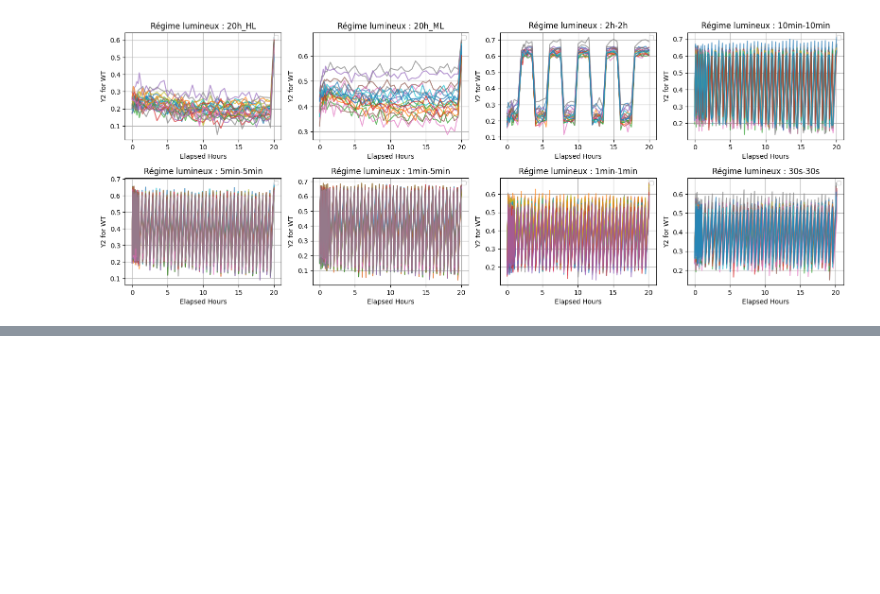
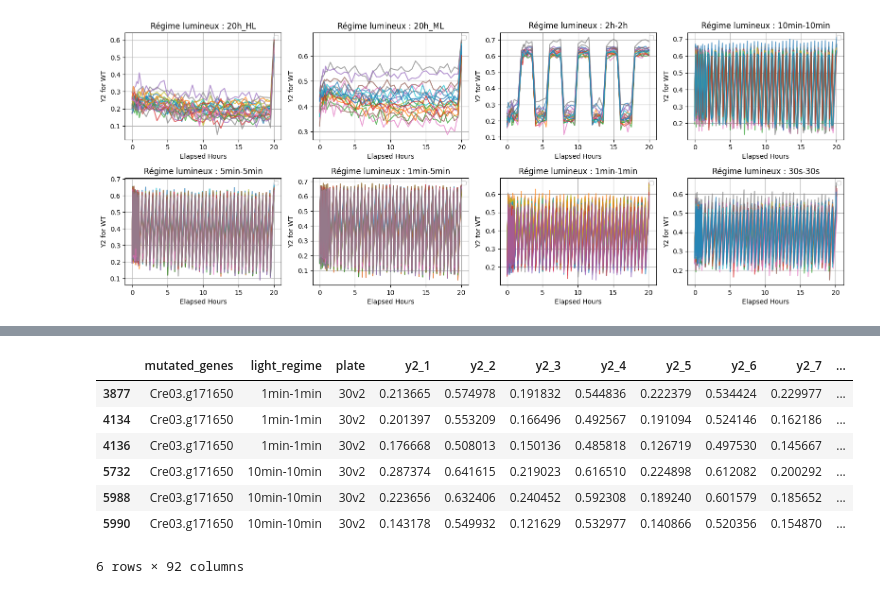
Before and after one commit to Imane-Mkt/Chlamy, a Jupyter notebook: Chlamy_Project_v2-main/Notebooks_Imane/New_analysis.ipynb, the cells around one changed output, grey strips where cells are left out. Cells and saved outputs as stored; diff of their text form; code cells hidden in the pictures; blank space fills up the shorter version.

```diff
--- a/Chlamy_Project_v2-main/Notebooks_Imane/New_analysis.ipynb
+++ b/Chlamy_Project_v2-main/Notebooks_Imane/New_analysis.ipynb
@@ -201,0 +365,30 @@ plt.show()
+# %%
+import pandas as pd
+
+# Load data
+data = pd.read_csv('/home/imokhtatif/.vscode-server/Chlamy_Project_v2-main/Data/2025_5_phase2.csv')
+
+# Identify relevant y2 columns (excluding std columns)
+y2_columns = [col for col in data.columns if col.startswith('y2_') and 'std' not in col]
+
+# Columns to keep
+cols_to_keep = ['mutated_genes', 'light_regime', 'plate'] + y2_columns
+
+# Apply filters
+data = data[(data['plate'] == '30v2')]# | (data['plate'] == '31v1')]
+data = data[(data['light_regime'] == '10min-10min') | (data['light_regime'] == '1min-1min')]
+data = data[data['mutated_genes']=='Cre03.g171650']
+# Subset to selected columns
+data = data[cols_to_keep]
+
+# Display result
+data
+# %% [output]
+|  | mutated_genes | light_regime | plate | y2_1 | y2_2 | y2_3 | y2_4 | y2_5 | y2_6 | y2_7 | ... |
+| 3877 | Cre03.g171650 | 1min-1min | 30v2 | 0.213665 | 0.574978 | 0.191832 | 0.544836 | 0.222379 | 0.534424 | 0.229977 | ... |
+| 4134 | Cre03.g171650 | 1min-1min | 30v2 | 0.201397 | 0.553209 | 0.166496 | 0.492567 | 0.191094 | 0.524146 | 0.162186 | ... |
+| 4136 | Cre03.g171650 | 1min-1min | 30v2 | 0.176668 | 0.508013 | 0.150136 | 0.485818 | 0.126719 | 0.497530 | 0.145667 | ... |
+| 5732 | Cre03.g171650 | 10min-10min | 30v2 | 0.287374 | 0.641615 | 0.219023 | 0.616510 | 0.224898 | 0.612082 | 0.200292 | ... |
+| 5988 | Cre03.g171650 | 10min-10min | 30v2 | 0.223656 | 0.632406 | 0.240452 | 0.592308 | 0.189240 | 0.601579 | 0.185652 | ... |
+| 5990 | Cre03.g171650 | 10min-10min | 30v2 | 0.143178 | 0.549932 | 0.121629 | 0.532977 | 0.140866 | 0.520356 | 0.154870 | ... |
+6 rows × 92 columns
```
Also changed, not shown: parts of 5 cells of this notebook.
